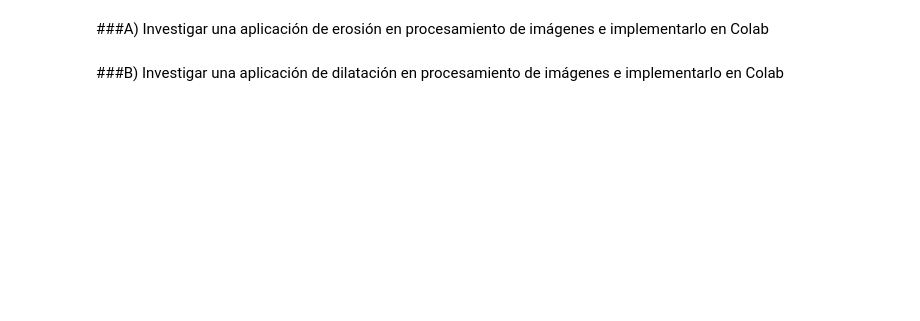
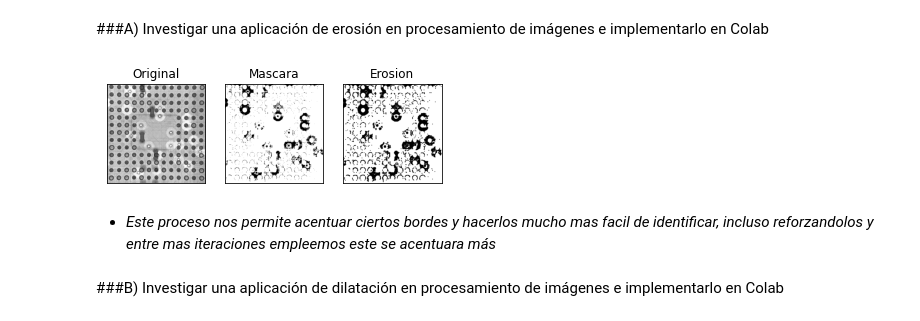
Before and after one commit to A01793546/TC4033-Vision-C-Equipo-3, a Jupyter notebook: 10_morphological_operations.ipynb, the cells around one changed output. Saved outputs shown, nothing was run; the diff lists cells and outputs as text; code cells hidden in the pictures; blank space fills up the shorter version.

```diff
--- a/10_morphological_operations.ipynb
+++ b/10_morphological_operations.ipynb
@@ -44,4 +49,25 @@ from google.colab.patches import cv2_imshow
 # %% [markdown]
 ###A) Investigar una aplicación de erosión en procesamiento de imágenes e implementarlo en Colab
+# %%
+img = cv2.imread('/content/data/chip1.jpg', cv2.IMREAD_GRAYSCALE)
+_, mask = cv2.threshold(img,220,255, cv2.THRESH_BINARY_INV)
+
+kernal = np.ones((2,2), np.uint8)
+
+erosion = cv2.erode(mask, kernal, iterations =2)
+
+titulos = ['Original','Mascara','Erosion']
+imagenes = [img,mask,erosion]
+
+for i in range (3):
+  plt.subplot (1,3,i+1),plt.imshow(imagenes[i], 'gray')
+  plt.title(titulos[i])
+  plt.xticks([]),plt.yticks([])
+
+plt.show()
+# %% [output]
+[figure, added]
+# %% [markdown]
+* *Este proceso nos permite acentuar ciertos bordes y hacerlos mucho mas facil de identificar, incluso reforzandolos y entre mas iteraciones empleemos este se acentuara más*
 # %% [markdown]
 ###B) Investigar una aplicación de dilatación en procesamiento de imágenes e implementarlo en Colab
```
Also changed, not shown: parts of 53 cells of this notebook.
